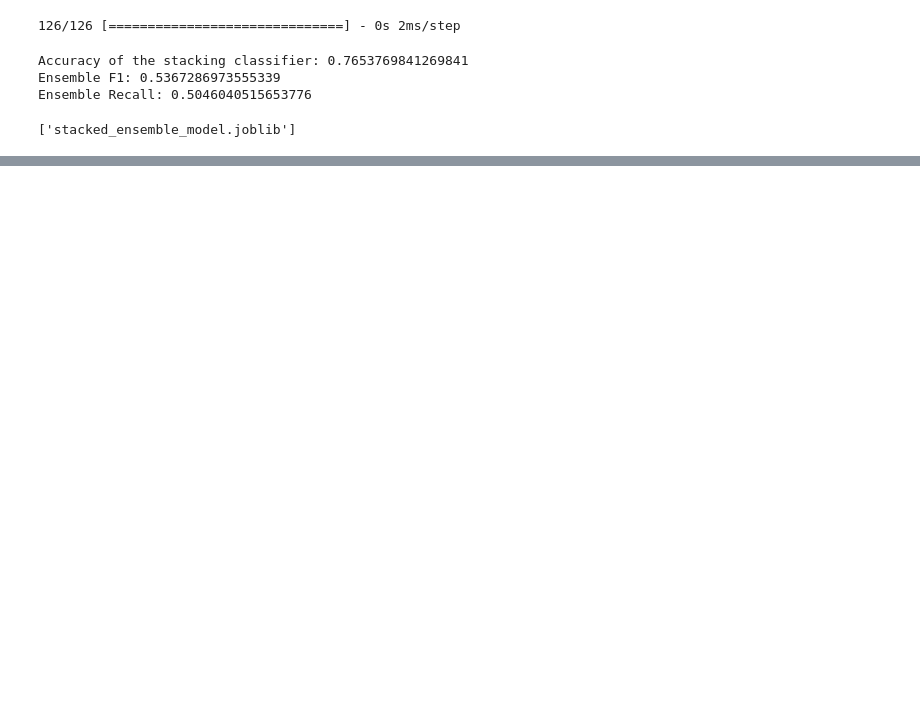
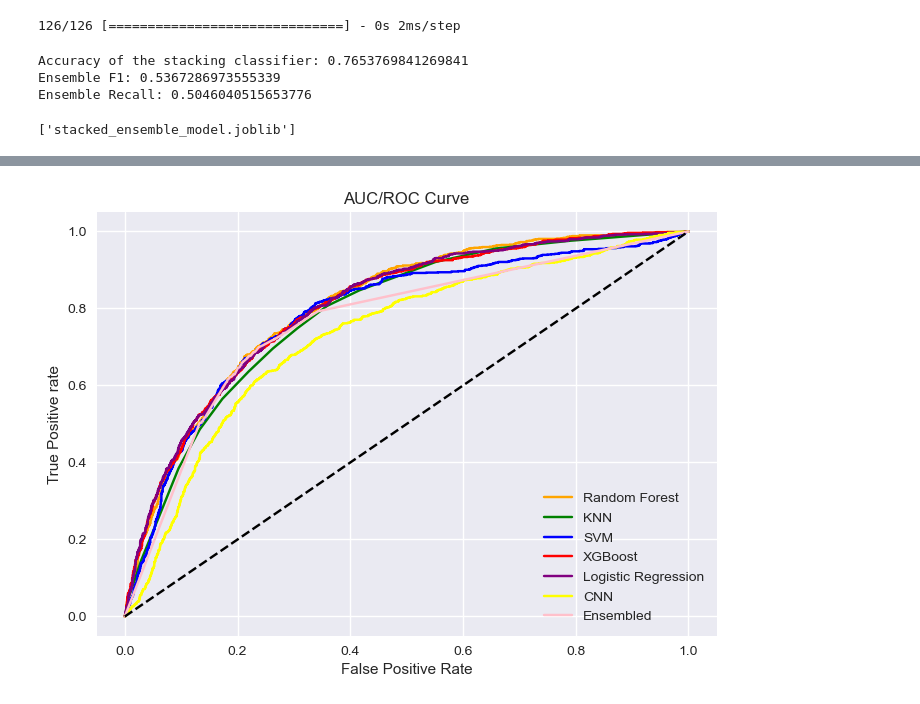
Before and after one commit to rapiseg/churn_prediction_system, a Jupyter notebook: notebooks/RF_Optimization.ipynb, the cells around one changed output, grey strips where cells are left out. Drawn from its saved outputs; the diff is of its cells as text; code cells hidden in the pictures; blank space fills up the shorter version.

```diff
--- a/notebooks/RF_Optimization.ipynb
+++ b/notebooks/RF_Optimization.ipynb
@@ -932,7 +933,7 @@ from sklearn.metrics import accuracy_score
 k_folds = 5
 
 # Initialize a random forest classifier
-svm_clf = SVC(kernel='rbf', C=1, gamma=0.1)
+svm_clf = SVC(kernel='rbf', C=1, gamma=0.1, probability=True)
 
 
 # Initialize a KFold object
@@ -1253,2 +1062,0 @@ array([0, 1, 1, ..., 0, 1, 0], dtype=int64)
-# %%
-X_test = pd.concat([X_test, pd.DataFrame({'Perdiction': final_predictions})], axis=1)
@@ -1264,0 +1158,4 @@ X_test.head()
+# %%
+# roc curve for tpr = fpr
+random_probs = [0 for i in range(len(y_test))]
+p_fpr, p_tpr, _ = roc_curve(y_test, random_probs, pos_label=1)
@@ -1264,0 +1171,11 @@ X_test.head()
+# %%
+
+# print classifier name and AUC score
+print("Random Forest :", auc_score1)
+print("KNN      :", auc_score2)
+print("SVM:", auc_score3)
+print("XGBoost       :", auc_score4)
+print("Logistic Regression:", auc_score5)
+print("CNN      :", auc_score6)
+print("Ensembled           :", auc_score7)
+plt.style.use('seaborn')
@@ -1264,0 +1190,24 @@ X_test.head()
+# %%
+# plot roc curves
+plt.plot(fpr1, tpr1, linestyle='-',color='orange', label='Random Forest')
+plt.plot(fpr2, tpr2, linestyle='-',color='green', label='KNN')
+plt.plot(fpr3, tpr3, linestyle='-',color='blue', label='SVM')
+plt.plot(fpr4, tpr4, linestyle='-',color='red', label='XGBoost')
+plt.plot(fpr5, tpr5, linestyle='-',color='purple', label='Logistic Regression')
+plt.plot(fpr6, tpr6, linestyle='-',color='yellow', label='CNN')
+plt.plot(fpr7, tpr7, linestyle='-',color='pink', label='Ensembled')
+
+plt.plot(p_fpr, p_tpr, linestyle='--', color='black')
+
+# title
+plt.title('AUC/ROC Curve')
+# x label
+plt.xlabel('False Positive Rate')
+# y label
+plt.ylabel('True Positive rate')
+
+plt.legend(loc='best')
+plt.savefig('ROC',dpi=300)
+plt.show();
+# %% [output]
+[figure, added]
```
Also changed, not shown: parts of 37 cells of this notebook, 6 other files.
